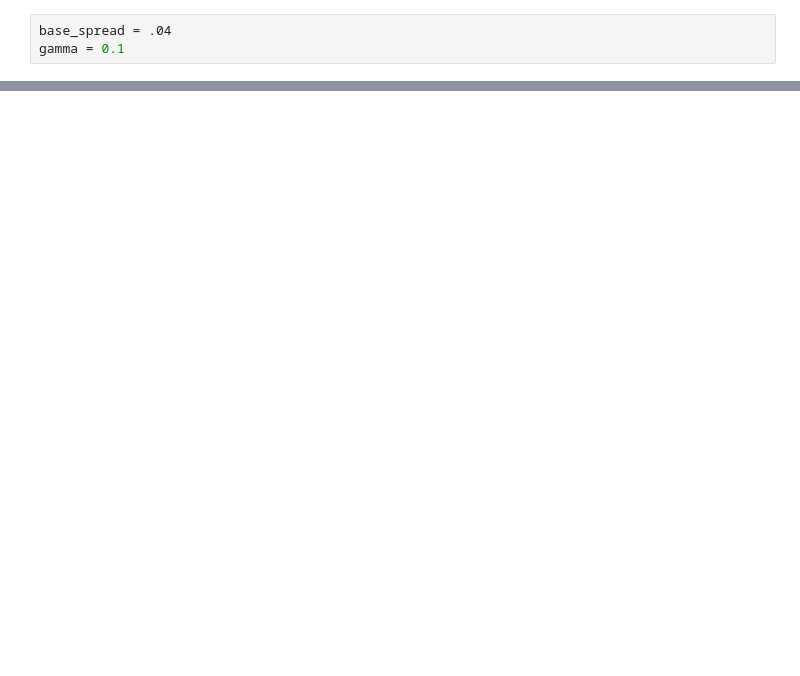
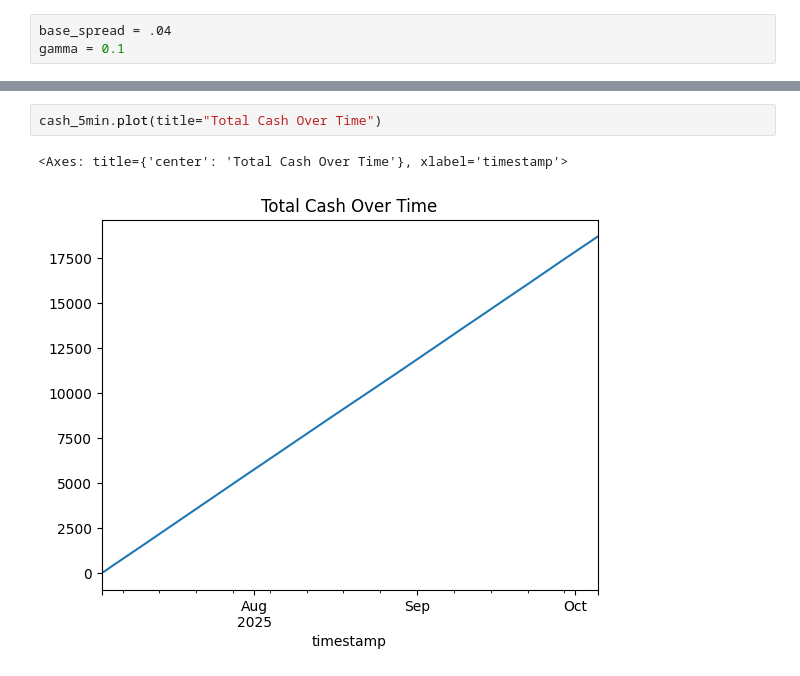
Before and after one commit to dustykeyboard1/BondMarketMaking, a Jupyter notebook: market_making_backtest.ipynb, the cells around one changed output, grey strips where cells are left out. Saved outputs shown, nothing was run; the diff lists cells and outputs as text; blank space fills up the shorter version.

```diff
--- a/market_making_backtest.ipynb
+++ b/market_making_backtest.ipynb
@@ -149,0 +201,5 @@ pandas.core.series.Series
+# %%
+cash_5min.plot(title="Total Cash Over Time")
+# %% [output]
+<Axes: title={'center': 'Total Cash Over Time'}, xlabel='timestamp'>
+[figure, added]
```
Also changed, not shown: parts of 11 cells of this notebook, 4 other files.
